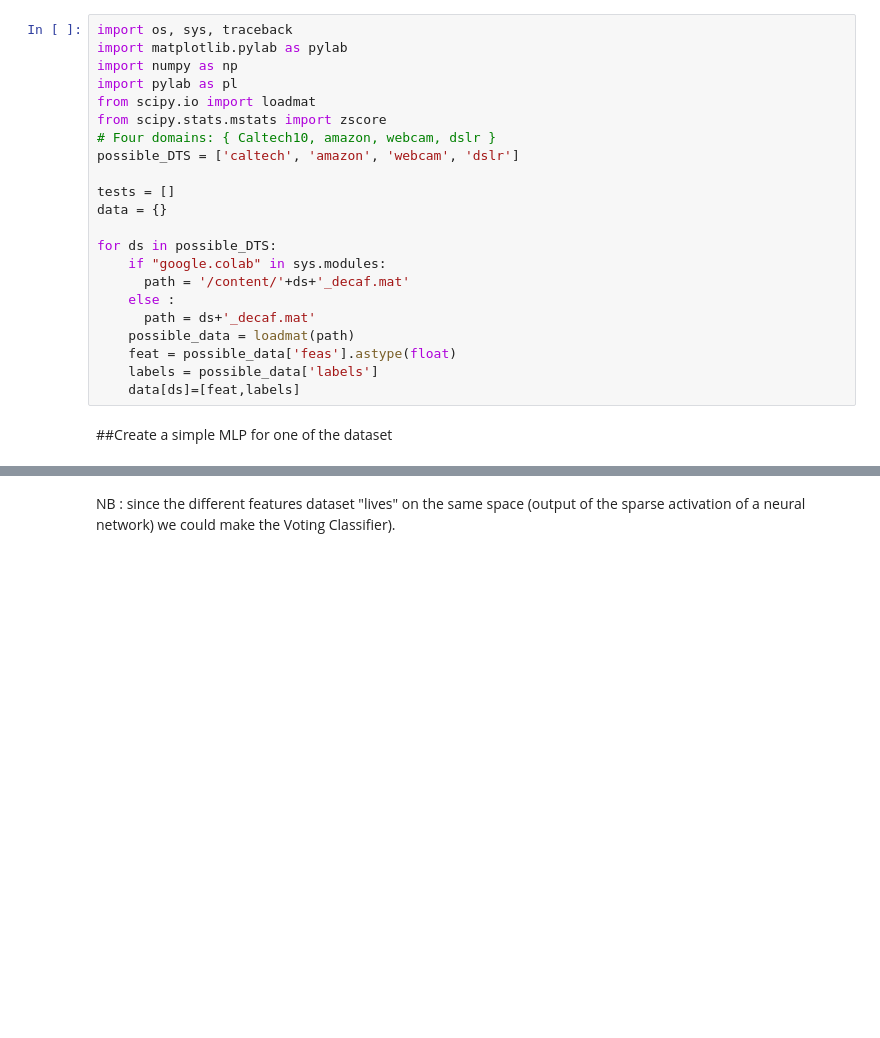
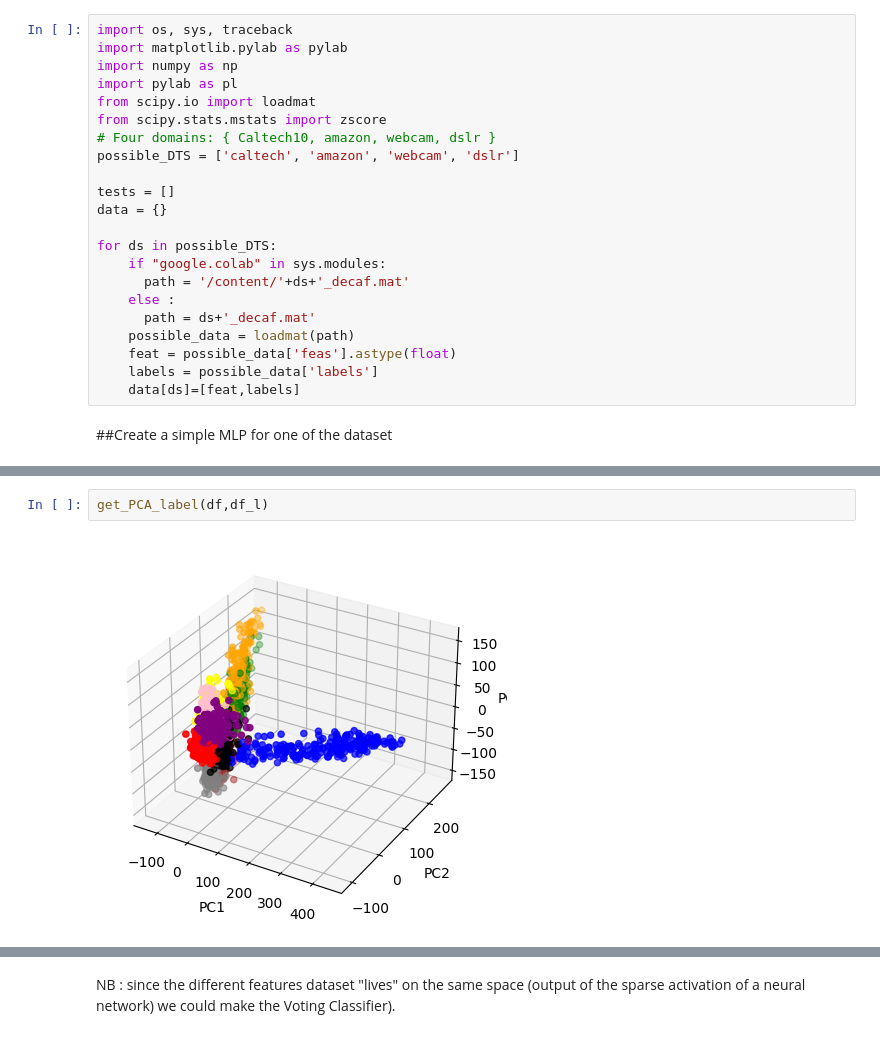
Before and after one commit to mdlbm/Optimal-Transport-Domain-Adaptation, a Jupyter notebook: OT_Domain_Adaptation.ipynb, the cells around one changed output, grey strips where cells are left out. Saved outputs shown, nothing was run; the diff lists cells and outputs as text; blank space fills up the shorter version.

```diff
--- a/OT_Domain_Adaptation.ipynb
+++ b/OT_Domain_Adaptation.ipynb
@@ -439,0 +861,4 @@ def DataTransport(dataset1, dataset2, hidden_size = 4096):
+# %%
+get_PCA_label(df,df_l)
+# %% [output]
+[figure, added]
```
Also changed, not shown: parts of 21 cells of this notebook.
